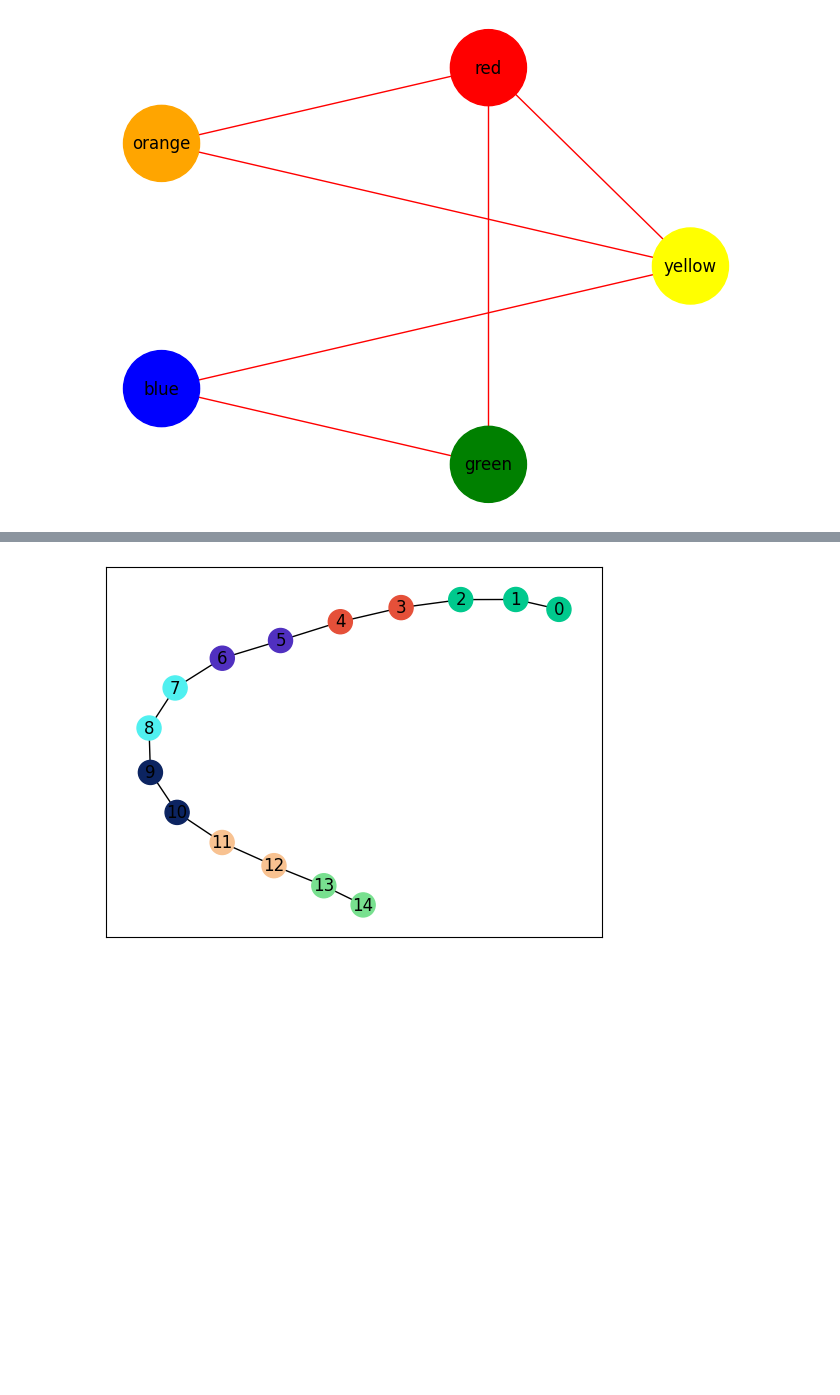
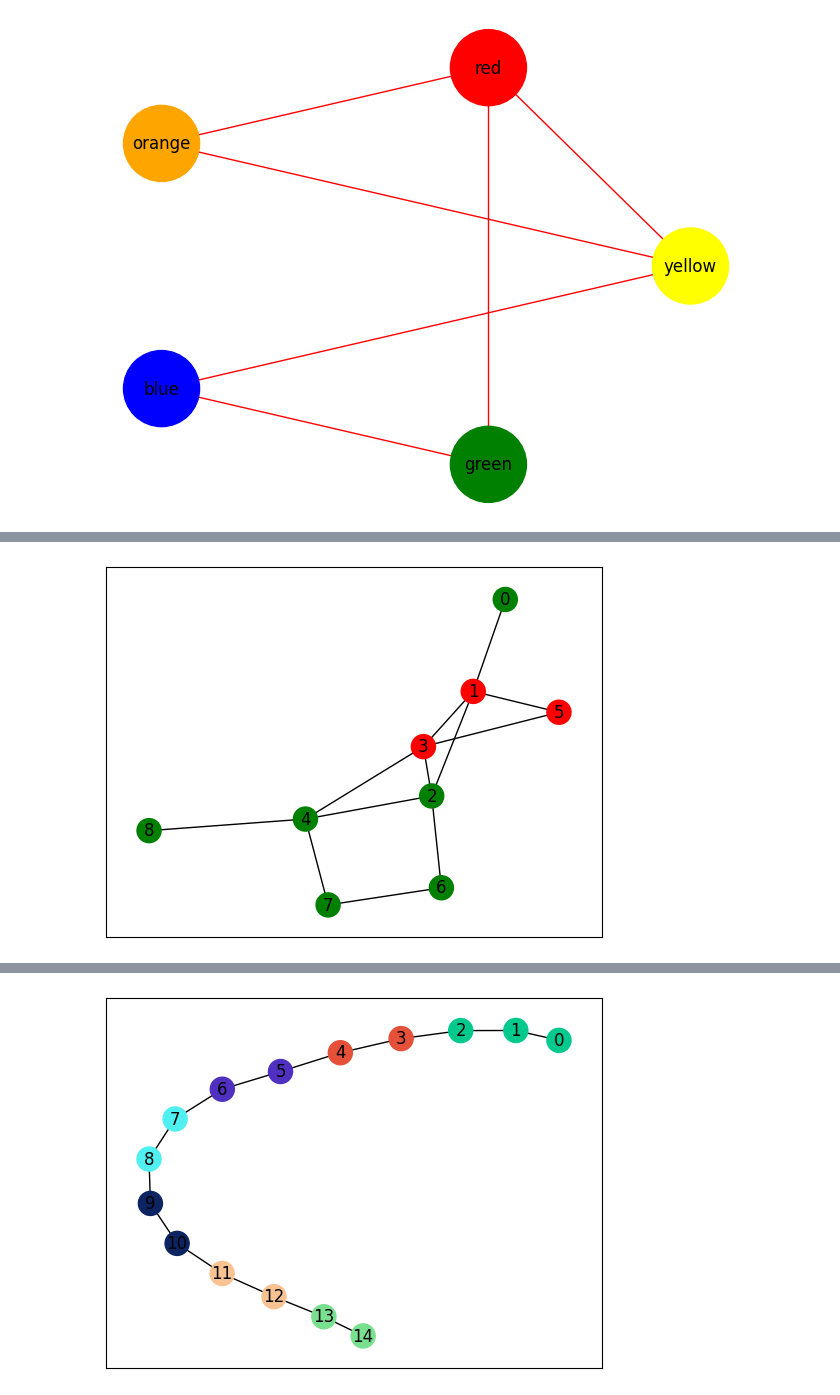
Before and after one commit to NSLab-CUK/Graph-Mining-Spring-2023, a Jupyter notebook: W13/Practice_13.ipynb, the cells around one changed output, grey strips where cells are left out. Saved outputs shown, nothing was run; the diff lists cells and outputs as text; code cells hidden in the pictures; blank space fills up the shorter version.

```diff
--- a/W13/Practice_13.ipynb
+++ b/W13/Practice_13.ipynb
@@ -414,0 +528,9 @@ However, it heavily relies on the graph structure and the quality of the initial
+# %%
+predicted = local_and_global_consistency(G)
+predicted
+
+G.nodes[7]['label'] = predicted[7]
+G.nodes[8]['label'] = predicted[8]
+draw_graph(G)
+# %% [output]
+[figure, added]
```
Also changed, not shown: parts of 19 cells of this notebook.
